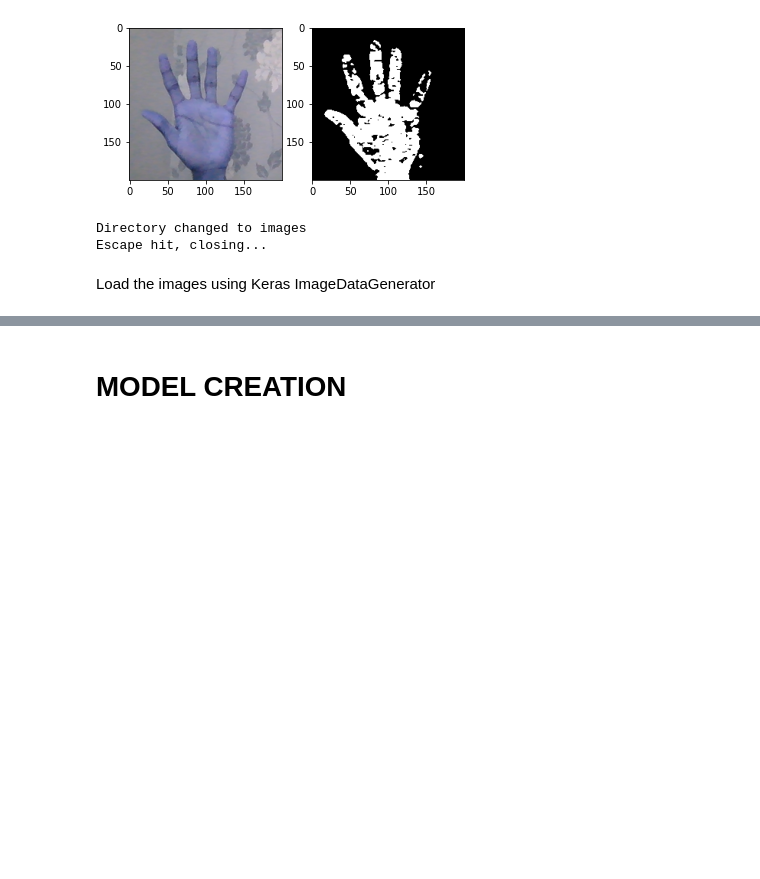
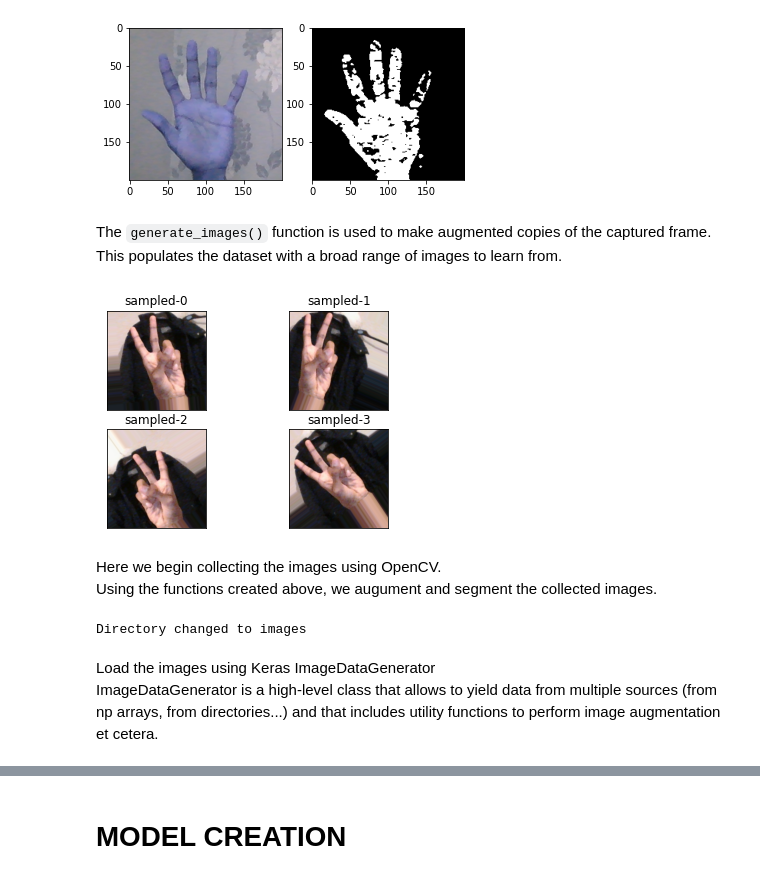
Before and after one commit to keshan-spec/Sign-Language-Classifier-CNN, a Jupyter notebook: create_dataset.ipynb, the cells around one changed output, grey strips where cells are left out. Drawn from its saved outputs; the diff is of its cells as text; code cells hidden in the pictures; blank space fills up the shorter version.

```diff
--- a/create_dataset.ipynb
+++ b/create_dataset.ipynb
@@ -48,6 +70,53 @@ plt.imshow(thresh, cmap='gray')
 # %% [output]
 <matplotlib.image.AxesImage at 0x...>
 [figure]
+# %% [markdown]
+The ``generate_images()`` function is used to make augmented copies of the captured frame. This populates the dataset with a broad range of images to learn from.
+# %%
+from keras.preprocessing import image
+
+# generates transformed images for more data
+def generate_images(img, prefix='sampled'):
+    # creates a data generator object that transforms images
+    datagen = ImageDataGenerator(
+        rotation_range=40,
+        width_shift_range=0.15,
+        height_shift_range=0.15,
+        shear_range=0.15,
+        zoom_range=0.15,
+        horizontal_flip=True,
+        fill_mode='nearest')
+    try:
+        # pick an image to transform
+        img = image.img_to_array(img)  # convert image to numpy array
+        img = img.reshape((1,) + img.shape)  # reshape image
+        i = 0
+        # this loops runs forever until we break, saving images to current directory with specified prefix
+        for batch in datagen.flow(img, save_prefix=prefix, save_format='png'):
+            # plt.figure(i)
+            # plot = plt.imshow(image.img_to_array(batch[0]))
+            cv.imwrite(f'{prefix}-{i}.png', image.img_to_array(batch[0]))
+            i += 1
+            if i > 4:  # 4 images
+                break
+        plt.show()
+    except Exception as e:
+        print(f"[ERROR]  {e}")
+
+
+'''
+Example of how the images are generated
+'''
+# create a subplot of all the generated images
+fig, ax = plt.subplots(2, 2)
+images = [image.load_img(f'images/train/f/sampled-{i}.png') for i in range(4)]
+for i, img in enumerate(images):
+    ax[i // 2, i % 2].imshow(img)
+    ax[i // 2, i % 2].set_xticks([])
+    ax[i // 2, i % 2].set_yticks([])
+    ax[i // 2, i % 2].set_title(f'sampled-{i}')
+# %% [output]
+[figure, added]
 # %%
 def chdir(path):
     if os.path.exists(f'images/{path}'):
@@ -56,3 +125,6 @@ def chdir(path):
         print('Directory not found')
         os.mkdir(f'images/{path}')
     os.chdir(f'images/{path}')
+# %% [markdown]
+Here we begin collecting the images using OpenCV.<br>
+Using the functions created above, we augument and segment the collected images.
@@ -59,10 +134,10 @@ def chdir(path):
 # %%
 # change directory to the folder where the images are
 if os.getcwd() == ROOT:
-    chdir("train/a")
+    chdir(f"train/{index}")
 else:
     os.chdir(ROOT)
-    chdir("train")
+    chdir(f"train/{index}")
 
 cam = cv.VideoCapture(0)
 img_counter = 0
@@ -76,6 +151,8 @@ while True:
         print("Please check if the camera is connected properly or is being used by another program")
         break
 
+
+    # Drawing ROI on frame copy
     cv.imshow("Frame", frame)
 
     frame_copy = frame.copy()
@@ -85,18 +162,22 @@ while True:
     if k%256 == 27:
         break
     elif k%256 == 32: # SPACE pressed
-        hand = segment_hand_simple(roi)
+        hand = roi#segment_hand_simple(roi)
         img_name = "{}.png".format(img_counter)
+        path = os.getcwd() # get current working directory
 
-        # get current working directory
-        path = os.getcwd()
+        # save the image
         cv.imwrite(os.path.join(path , img_name), hand)
+
+        # generate more images for the dataset
+        generate_images(hand)
+
+        # increment the image counter
         img_counter += 1
 
-    # Drawing ROI on frame copy
+    # Display the frame with segmented hand
     cv.rectangle(frame_copy, (LEFT, TOP), (RIGHT, BOTTOM), (255,128,0), 3)
 
-    # Display the frame with segmented hand
     cv.imshow("Hand Region", roi)
 
 cam.release()
@@ -105,9 +186,9 @@ cv.destroyAllWindows()
 os.chdir(ROOT)
 # %% [output]
 Directory changed to images
-Escape hit, closing...
-# %% [markdown]
-Load the images using Keras ImageDataGenerator
+# %% [markdown]
+Load the images using Keras ImageDataGenerator
+<br>ImageDataGenerator is a high-level class that allows to yield data from multiple sources (from np arrays, from directories...) and that includes utility functions to perform image augmentation et cetera.
 # %%
 from keras.preprocessing.image import ImageDataGenerator
 import tensorflow as tf
```
Also changed, not shown: parts of 26 cells of this notebook, 9 other files.
